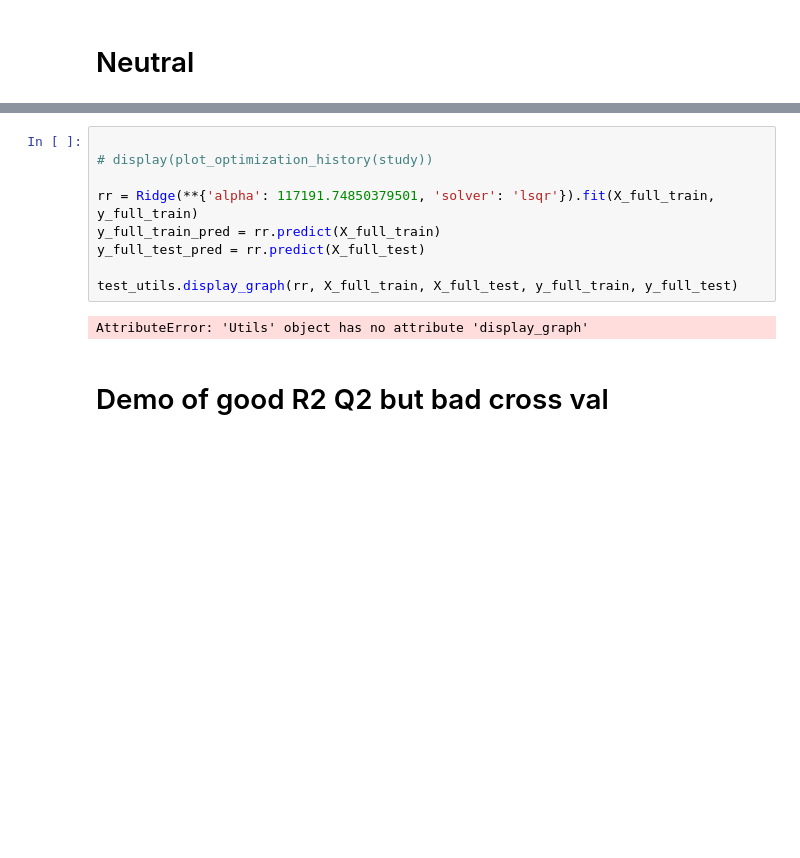
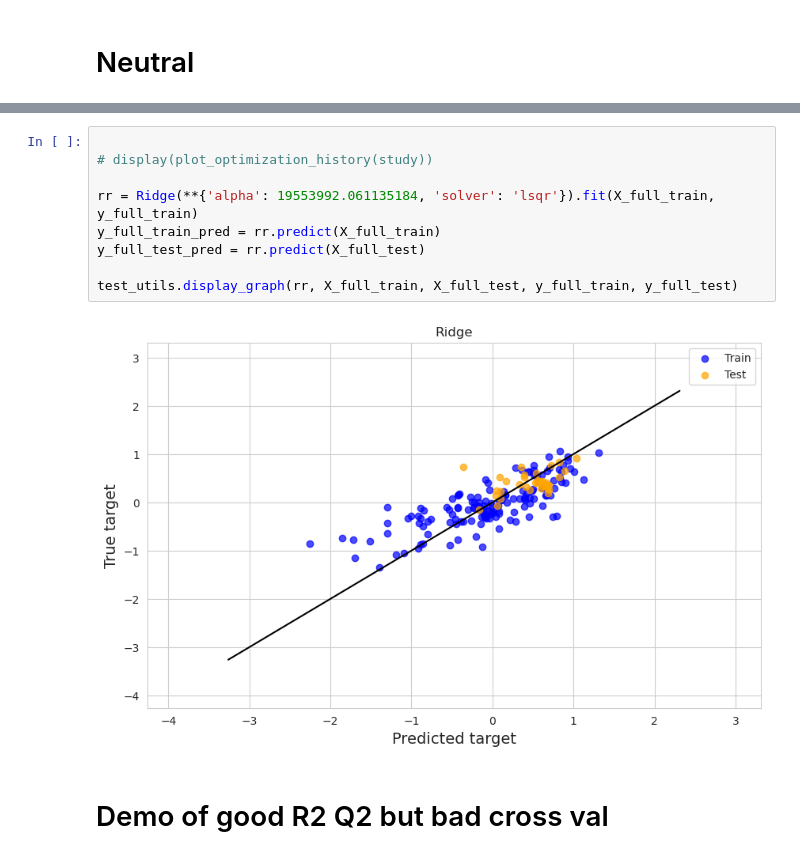
Before and after one commit to tahiri-lab/QSAR, a Jupyter notebook: code/models/ridge_v2.ipynb, the cells around one changed output, grey strips where cells are left out. Drawn from its saved outputs; the diff is of its cells as text; blank space fills up the shorter version.

```diff
--- a/code/models/ridge_v2.ipynb
+++ b/code/models/ridge_v2.ipynb
@@ -429,14 +419,14 @@ Fitting 3 folds for each of 477 candidates, totalling 1431 fits
 # %%
 
 # display(plot_optimization_history(study))
 
-rr = Ridge(**{'alpha': 117191.74850379501, 'solver': 'lsqr'}).fit(X_full_train, y_full_train)
+rr = Ridge(**{'alpha': 19553992.061135184, 'solver': 'lsqr'}).fit(X_full_train, y_full_train)
 y_full_train_pred = rr.predict(X_full_train)
 y_full_test_pred = rr.predict(X_full_test)
 
 test_utils.display_graph(rr, X_full_train, X_full_test, y_full_train, y_full_test)
 # %% [output]
-AttributeError: 'Utils' object has no attribute 'display_graph'
+[figure, added]
 # %% [markdown]
 # Demo of good R2 Q2 but bad cross val
 # %%
```
Also changed, not shown: parts of 12 cells of this notebook, 1 other file.
